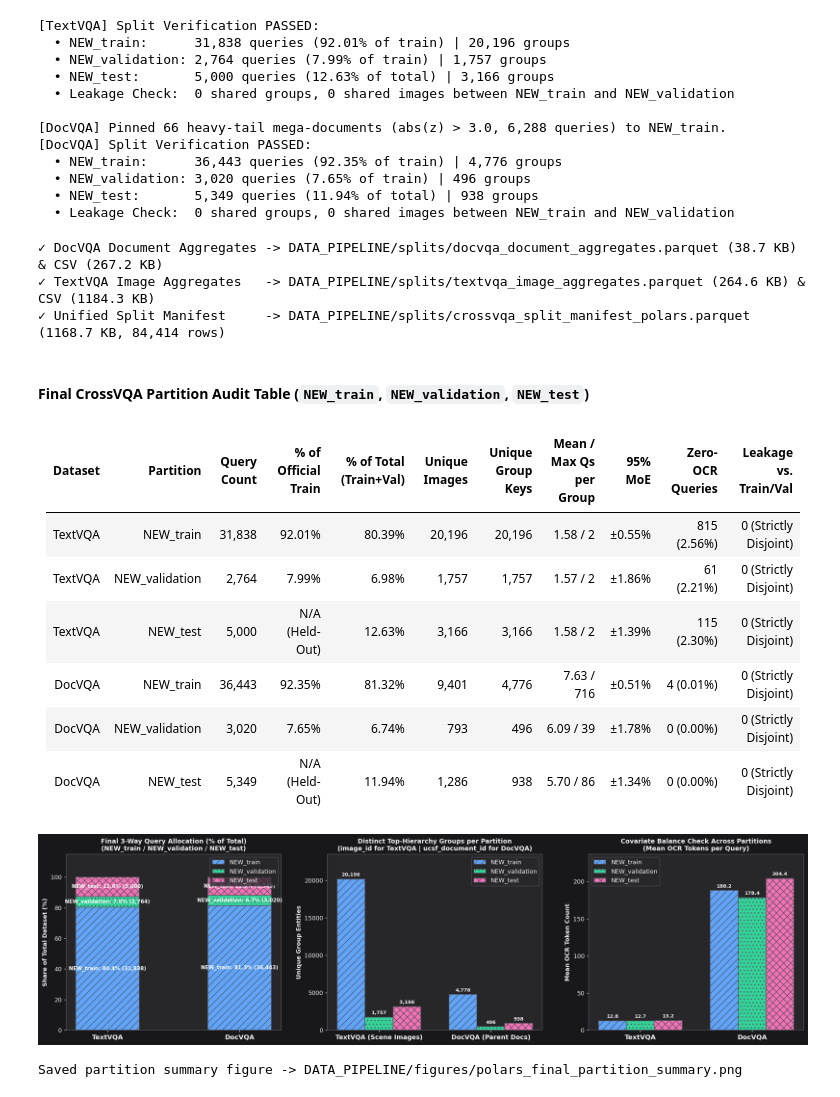
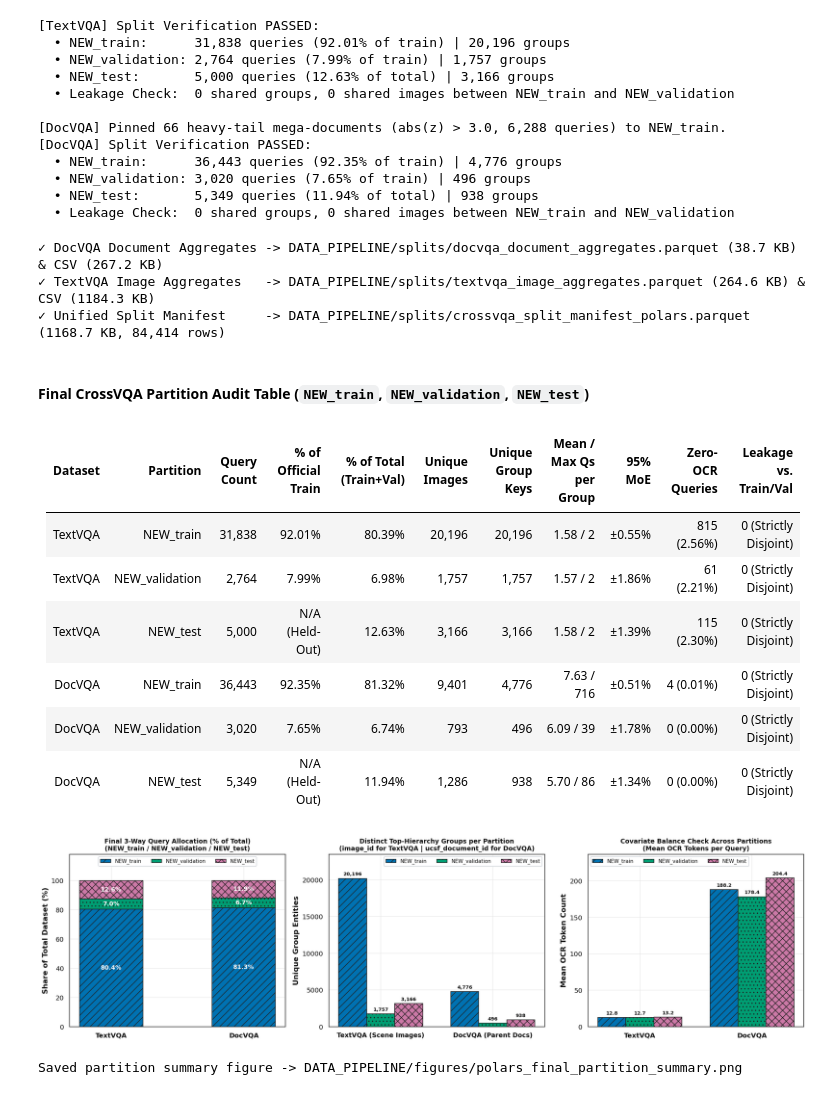
Before and after one commit to NhanChanDeo/VQA_Final_Thesis, a Jupyter notebook: DATA_PIPELINE/Aggregate_and_NEW_Splits.ipynb, the cells around one changed output. Saved outputs shown, nothing was run; the diff lists cells and outputs as text; code cells hidden in the pictures.

```diff
--- a/DATA_PIPELINE/Aggregate_and_NEW_Splits.ipynb
+++ b/DATA_PIPELINE/Aggregate_and_NEW_Splits.ipynb
@@ -77,7 +77,7 @@ for _d in (REL_CACHE_DIR, REL_FIG_DIR, REL_SPLIT_DIR):
     _d.mkdir(parents=True, exist_ok=True)
 
 # --- Visualization Theme Switch: "dark" (Default for Colab Dark UI) or "light" ---
-PLOT_THEME = "dark"
+PLOT_THEME = "light"
 
 def apply_plot_theme(theme: str = "dark") -> dict:
     if theme == "dark":
@@ -128,6 +128,24 @@ def apply_plot_theme(theme: str = "dark") -> dict:
             "bg_ax": "#FFFFFF",
             "grid": "#E0E0E0",
         }
+        plt.rcParams.update({
+            "figure.facecolor": palette["bg_fig"],
+            "axes.facecolor": palette["bg_ax"],
+            "axes.edgecolor": palette["slate"],
+            "axes.labelcolor": palette["text"],
+            "xtick.color": palette["text"],
+            "ytick.color": palette["text"],
+            "text.color": palette["text"],
+            "grid.color": palette["grid"],
+            "grid.alpha": 0.6,
+            "legend.facecolor": "#FFFFFF",
+            "legend.edgecolor": "#D1D5DB",
+            "figure.dpi": 130,
+            "savefig.dpi": 150,
+            "axes.titleweight": "bold",
+            "axes.labelweight": "bold",
+            "axes.linewidth": 1.0,
+        })
     return palette
 
 PALETTE = apply_plot_theme(PLOT_THEME)
@@ -569,9 +587,9 @@ for sp_name, col, ht in zip(partitions, part_colors, part_hatches):
     bars = axes[0].bar(x_ds, pcts, width=0.48, bottom=bottoms, color=col, edgecolor=PALETTE["slate"], hatch=ht, label=sp_name)
     for b, pct, cnt, bot in zip(bars, pcts, cnts, bottoms):
         axes[0].annotate(
-            f"{sp_name}: {pct:.1f}% ({cnt:,})",
+            f"{pct:.1f}%",
             xy=(b.get_x() + b.get_width()/2, bot + pct/2),
-            ha="center", va="center", color="white", fontweight="bold", fontsize=8.5
+            ha="center", va="center", color="white", fontweight="bold", fontsize=10.0
         )
     bottoms += pcts
 
@@ -579,8 +597,8 @@ axes[0].set_title("Final 3-Way Query Allocation (% of Total)\n(NEW_train / NEW_v
 axes[0].set_xticks(x_ds)
 axes[0].set_xticklabels(["TextVQA", "DocVQA"], fontweight="bold", fontsize=11)
 axes[0].set_ylabel("Share of Total Dataset (%)")
-axes[0].set_ylim(0, 115)
-axes[0].legend(loc="upper right")
+axes[0].set_ylim(0, 118)
+axes[0].legend(loc="upper center", ncol=3, fontsize=8.5, facecolor="white", edgecolor="#D1D5DB", labelcolor="#111111", framealpha=1.0)
 
 w = 0.25
 for idx_p, (sp_name, col, ht) in enumerate(zip(partitions, part_colors, part_hatches)):
@@ -599,7 +617,7 @@ axes[1].set_xticks(x_ds)
 axes[1].set_xticklabels(["TextVQA (Scene Images)", "DocVQA (Parent Docs)"], fontweight="bold", fontsize=10.5)
 axes[1].set_ylabel("Unique Group Entities")
 axes[1].set_ylim(0, 23500)
-axes[1].legend(loc="upper right")
+axes[1].legend(loc="upper right", ncol=3, fontsize=8.5, facecolor="white", edgecolor="#D1D5DB", labelcolor="#111111", framealpha=1.0)
 
 for idx_p, (sp_name, col, ht) in enumerate(zip(partitions, part_colors, part_hatches)):
     mean_ocr = [
@@ -609,35 +627,35 @@ for idx_p, (sp_name, col, ht) in enumerate(zip(partitions, part_colors, part_hat
     bars = axes[2].bar(x_ds + (idx_p - 1) * w, mean_ocr, width=w, color=col, edgecolor=PALETTE["slate"], hatch=ht, label=sp_name)
     for b in bars:
         val = b.get_height()
         axes[2].annotate(f"{val:.1f}", xy=(b.get_x() + b.get_width()/2, val), xytext=(0, 3),
                          textcoords="offset points", ha="center", va="bottom", fontsize=8, fontweight="bold")
 
 axes[2].set_title("Covariate Balance Check Across Partitions\n(Mean OCR Tokens per Query)", fontsize=10.5)
 axes[2].set_xticks(x_ds)
 axes[2].set_xticklabels(["TextVQA", "DocVQA"], fontweight="bold", fontsize=11)
 axes[2].set_ylabel("Mean OCR Token Count")
 axes[2].set_ylim(0, max(float(df_docvqa_split["ocr_token_count"].mean()) * 1.25, 200))
-axes[2].legend(loc="upper left")
+axes[2].legend(loc="upper left", ncol=3, fontsize=8.5, facecolor="white", edgecolor="#D1D5DB", labelcolor="#111111", framealpha=1.0)
 
 plt.tight_layout()
 final_fig_path = REL_FIG_DIR / "polars_final_partition_summary.png"
 plt.savefig(final_fig_path, bbox_inches="tight")
 plt.show()
 print(f"Saved partition summary figure -> {final_fig_path.as_posix()}")
 # %% [output]
 ✓ DocVQA Document Aggregates -> DATA_PIPELINE/splits/docvqa_document_aggregates.parquet (38.7 KB) & CSV (267.2 KB)
 ✓ TextVQA Image Aggregates   -> DATA_PIPELINE/splits/textvqa_image_aggregates.parquet (264.6 KB) & CSV (1184.3 KB)
 ✓ Unified Split Manifest     -> DATA_PIPELINE/splits/crossvqa_split_manifest_polars.parquet (1168.7 KB, 84,414 rows)
 #### Final CrossVQA Partition Audit Table (`NEW_train`, `NEW_validation`, `NEW_test`)
 | Dataset   | Partition      |   Query Count | % of Official Train   | % of Total (Train+Val)   |   Unique Images |   Unique Group Keys | Mean / Max Qs per Group   | 95% MoE   | Zero-OCR Queries   | Leakage vs. Train/Val   |
 |:----------|:---------------|--------------:|:----------------------|:-------------------------|----------------:|--------------------:|:--------------------------|:----------|:-------------------|:------------------------|
 | TextVQA   | NEW_train      |        31,838 | 92.01%                | 80.39%                   |          20,196 |              20,196 | 1.58 / 2                  | ±0.55%    | 815 (2.56%)        | 0 (Strictly Disjoint)   |
 | TextVQA   | NEW_validation |         2,764 | 7.99%                 | 6.98%                    |           1,757 |               1,757 | 1.57 / 2                  | ±1.86%    | 61 (2.21%)         | 0 (Strictly Disjoint)   |
 | TextVQA   | NEW_test       |         5,000 | N/A (Held-Out)        | 12.63%                   |           3,166 |               3,166 | 1.58 / 2                  | ±1.39%    | 115 (2.30%)        | 0 (Strictly Disjoint)   |
 | DocVQA    | NEW_train      |        36,443 | 92.35%                | 81.32%                   |           9,401 |               4,776 | 7.63 / 716                | ±0.51%    | 4 (0.01%)          | 0 (Strictly Disjoint)   |
 | DocVQA    | NEW_validation |         3,020 | 7.65%                 | 6.74%                    |             793 |                 496 | 6.09 / 39                 | ±1.78%    | 0 (0.00%)          | 0 (Strictly Disjoint)   |
 | DocVQA    | NEW_test       |         5,349 | N/A (Held-Out)        | 11.94%                   |           1,286 |                 938 | 5.70 / 86                 | ±1.34%    | 0 (0.00%)          | 0 (Strictly Disjoint)   |
-[figure, old version]
+[figure, new version]
 Saved partition summary figure -> DATA_PIPELINE/figures/polars_final_partition_summary.png
 # %%
 # ==============================================================================
```
Also changed, not shown: parts of 1 cell of this notebook, 7 other files.
